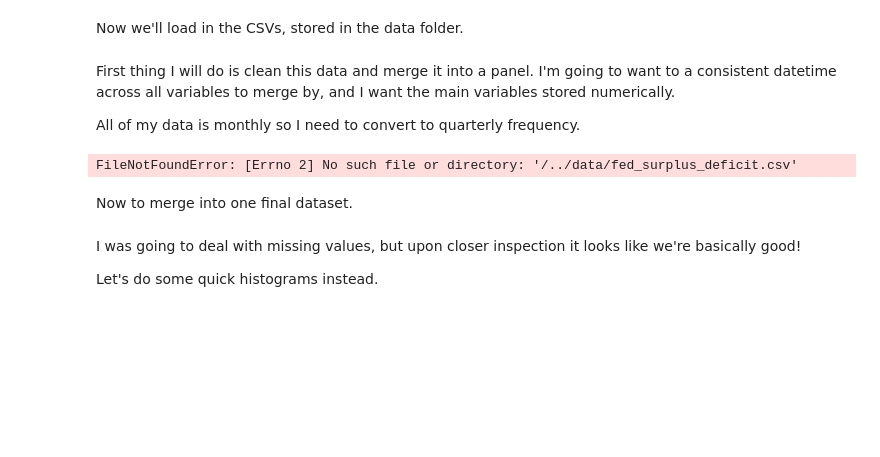
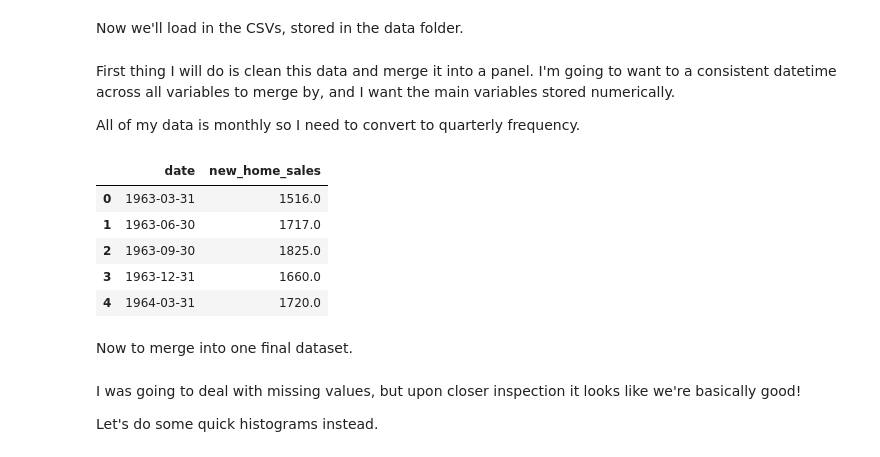
Before and after one commit to alejandrog-alt/6103-fall-25-Kennedy-Kuscu-Gomez, a Jupyter notebook: code/wpk_data_load.ipynb, the cells around one changed output. Drawn from its saved outputs; the diff is of its cells as text; code cells hidden in the pictures; blank space fills up the shorter version.

Commit message:
done with loading all 9 data
done with loading all 9 data and added to vars[]

```diff
--- a/code/wpk_data_load.ipynb
+++ b/code/wpk_data_load.ipynb
@@ -276,38 +288,79 @@ advanced_retail_sales_q = advanced_retail_sales_q[["date", "retail_sales"]]
 advanced_retail_sales_q.head(10)
 
 #ppi
 ppi["date"] = pd.to_datetime(ppi["DATE"])
 ppi = ppi.set_index("date").sort_index()
 ppi_q = ppi["PPIACO"].resample("Q").mean().reset_index()
 ppi_q = ppi_q[["date", "PPIACO"]]
 ppi_q.rename(columns={'PPIACO': 'ppi'}, inplace=True)
 
 #cpi
 cpi["date"] = pd.to_datetime(cpi["DATE"])
 cpi = cpi.set_index("date").sort_index()
 cpi_q = cpi["CPIAUCSL"].resample("Q").mean().reset_index()
 cpi_q = cpi_q[["date", "CPIAUCSL"]]
 cpi_q.rename(columns={'CPIAUCSL': 'cpi'}, inplace=True)
 #import and export index quarterly conversion
 from utils import read_wide_monthly_to_quarterly
 from utils import read_monthly_flow_to_quarterly_sum
-
+#import index
 import_index_q = read_wide_monthly_to_quarterly(
     "../data/import_index.csv",
     value_name="import_index"
 )
+#export index
 export_index_q = read_wide_monthly_to_quarterly(
     "../data/export_index.csv",
     value_name="export_index")
-
+#fed surplus deficit
 mts_q = read_monthly_flow_to_quarterly_sum(
-    "/../data/fed_surplus_deficit.csv",
+    "../data/fed_surplus_deficit.csv",
     value_name="federal_deficit"
 )
 
-mts_q.head()
+#durable goods orders
+dgorder_q = read_monthly_flow_to_quarterly_sum(
+    "../data/DGORDER.csv",
+    value_name="durable_orders"
+)
+from utils import (
+    read_wide_monthly_to_quarterly,
+    read_monthly_flow_to_quarterly_sum,
+    read_monthly_level_to_quarterly_mean
+)
+
+#industrial production
+indprod_q = read_monthly_level_to_quarterly_mean(
+    "../data/Industrial_Prod.csv",
+    value_name="indprod"
+)
+indprod_q.head()
+
+from utils import read_census_period_value_excel_to_quarterly_sum
+#new residential construction
+nrc_q = read_census_period_value_excel_to_quarterly_sum(
+    "../data/NRC.xlsx",
+    sheet_name="CIDR",
+    skiprows=7,
+    value_name="nrc_units"
+)
+nrc_q.head()
+#neww house sales
+nhs_q = read_census_period_value_excel_to_quarterly_sum(
+    "../data/SeriesReport-202511200226-V.xlsx",
+    sheet_name="CIDR",
+    skiprows=7,
+    value_name="new_home_sales"
+)
+
+nhs_q.head()
 # %% [output]
-FileNotFoundError: [Errno 2] No such file or directory: '/../data/fed_surplus_deficit.csv'
+|  | date | new_home_sales |
+| 0 | 1963-03-31 | 1516.0 |
+| 1 | 1963-06-30 | 1717.0 |
+| 2 | 1963-09-30 | 1825.0 |
+| 3 | 1963-12-31 | 1660.0 |
+| 4 | 1964-03-31 | 1720.0 |
 # %% [markdown]
 Now to merge into one final dataset.
 # %%
```
Also changed, not shown: parts of 4 cells of this notebook, 4 other files.
